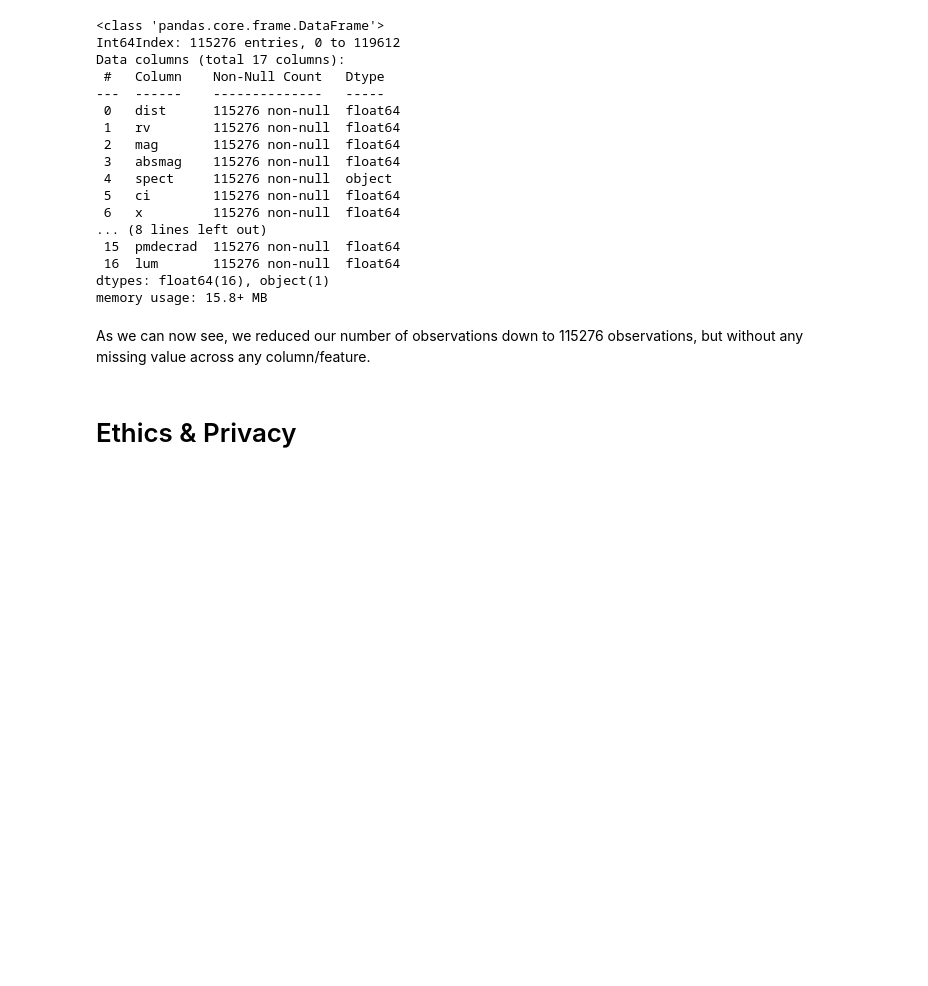
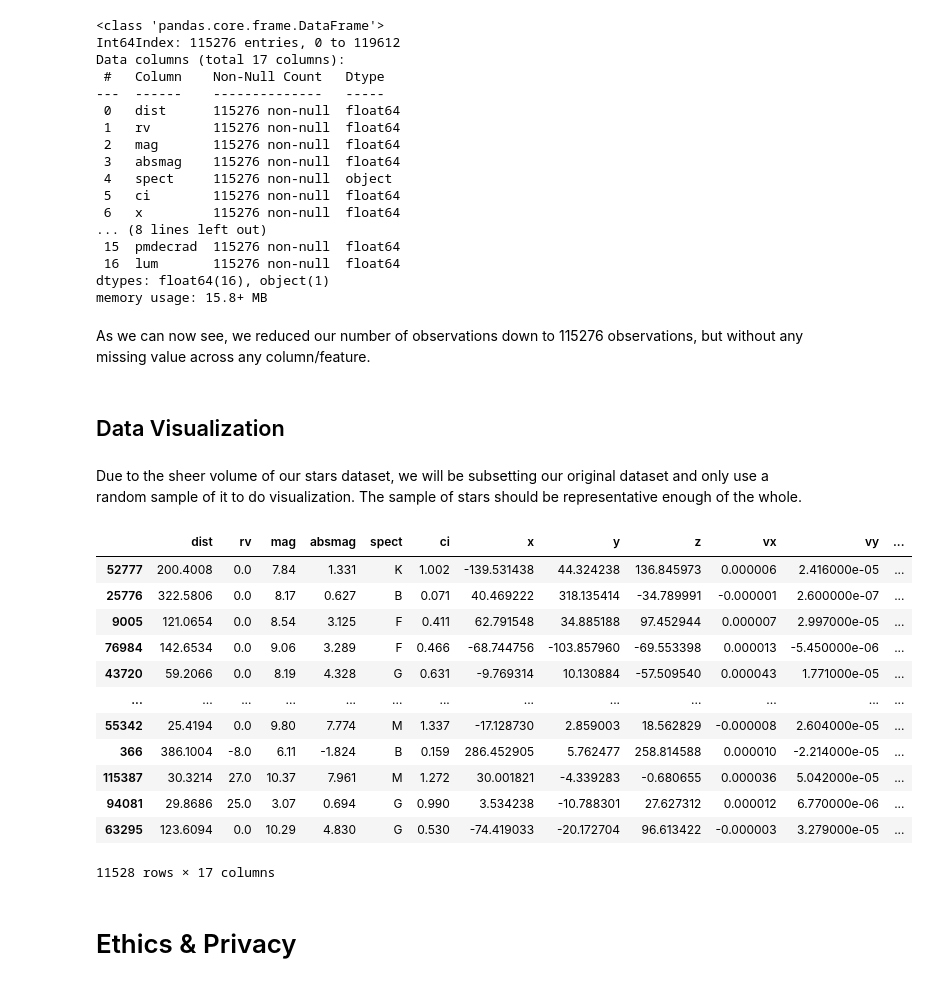
Before and after one commit to COGS118A/Group003-Sp22, a Jupyter notebook: Checkpoint_group003.ipynb, the cells around one changed output. Cells and saved outputs as stored; diff of their text form; code cells hidden in the pictures; blank space fills up the shorter version.

```diff
--- a/Checkpoint_group003.ipynb
+++ b/Checkpoint_group003.ipynb
@@ -361,3 +362,24 @@ dtypes: float64(16), object(1)
 memory usage: 15.8+ MB
 # %% [markdown]
 As we can now see, we reduced our number of observations down to 115276 observations, but without any missing value across any column/feature.
+# %% [markdown]
+## Data Visualization
+# %% [markdown]
+Due to the sheer volume of our stars dataset, we will be subsetting our original dataset and only use a random sample of it to do visualization. The sample of stars should be representative enough of the whole.
+# %%
+df_to_visualize = HYG.sample(frac=0.1)
+df_to_visualize
+# %% [output]
+|  | dist | rv | mag | absmag | spect | ci | x | y | z | vx | vy | ... |
+| 52777 | 200.4008 | 0.0 | 7.84 | 1.331 | K | 1.002 | -139.531438 | 44.324238 | 136.845973 | 0.000006 | 2.416000e-05 | ... |
+| 25776 | 322.5806 | 0.0 | 8.17 | 0.627 | B | 0.071 | 40.469222 | 318.135414 | -34.789991 | -0.000001 | 2.600000e-07 | ... |
+| 9005 | 121.0654 | 0.0 | 8.54 | 3.125 | F | 0.411 | 62.791548 | 34.885188 | 97.452944 | 0.000007 | 2.997000e-05 | ... |
+| 76984 | 142.6534 | 0.0 | 9.06 | 3.289 | F | 0.466 | -68.744756 | -103.857960 | -69.553398 | 0.000013 | -5.450000e-06 | ... |
+| 43720 | 59.2066 | 0.0 | 8.19 | 4.328 | G | 0.631 | -9.769314 | 10.130884 | -57.509540 | 0.000043 | 1.771000e-05 | ... |
+| ... | ... | ... | ... | ... | ... | ... | ... | ... | ... | ... | ... | ... |
+| 55342 | 25.4194 | 0.0 | 9.80 | 7.774 | M | 1.337 | -17.128730 | 2.859003 | 18.562829 | -0.000008 | 2.604000e-05 | ... |
+| 366 | 386.1004 | -8.0 | 6.11 | -1.824 | B | 0.159 | 286.452905 | 5.762477 | 258.814588 | 0.000010 | -2.214000e-05 | ... |
+| 115387 | 30.3214 | 27.0 | 10.37 | 7.961 | M | 1.272 | 30.001821 | -4.339283 | -0.680655 | 0.000036 | 5.042000e-05 | ... |
+| 94081 | 29.8686 | 25.0 | 3.07 | 0.694 | G | 0.990 | 3.534238 | -10.788301 | 27.627312 | 0.000012 | 6.770000e-06 | ... |
+| 63295 | 123.6094 | 0.0 | 10.29 | 4.830 | G | 0.530 | -74.419033 | -20.172704 | 96.613422 | -0.000003 | 3.279000e-05 | ... |
+11528 rows × 17 columns
```
Also changed, not shown: parts of 2 cells of this notebook.
